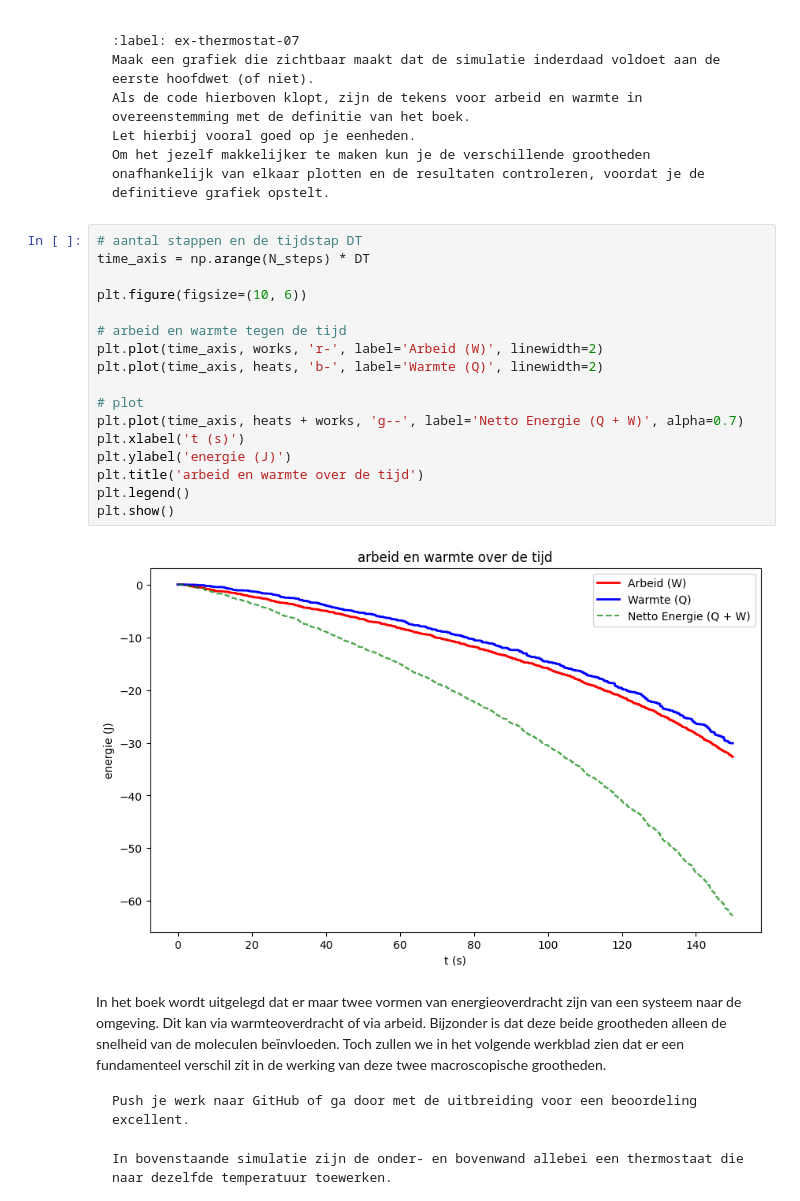
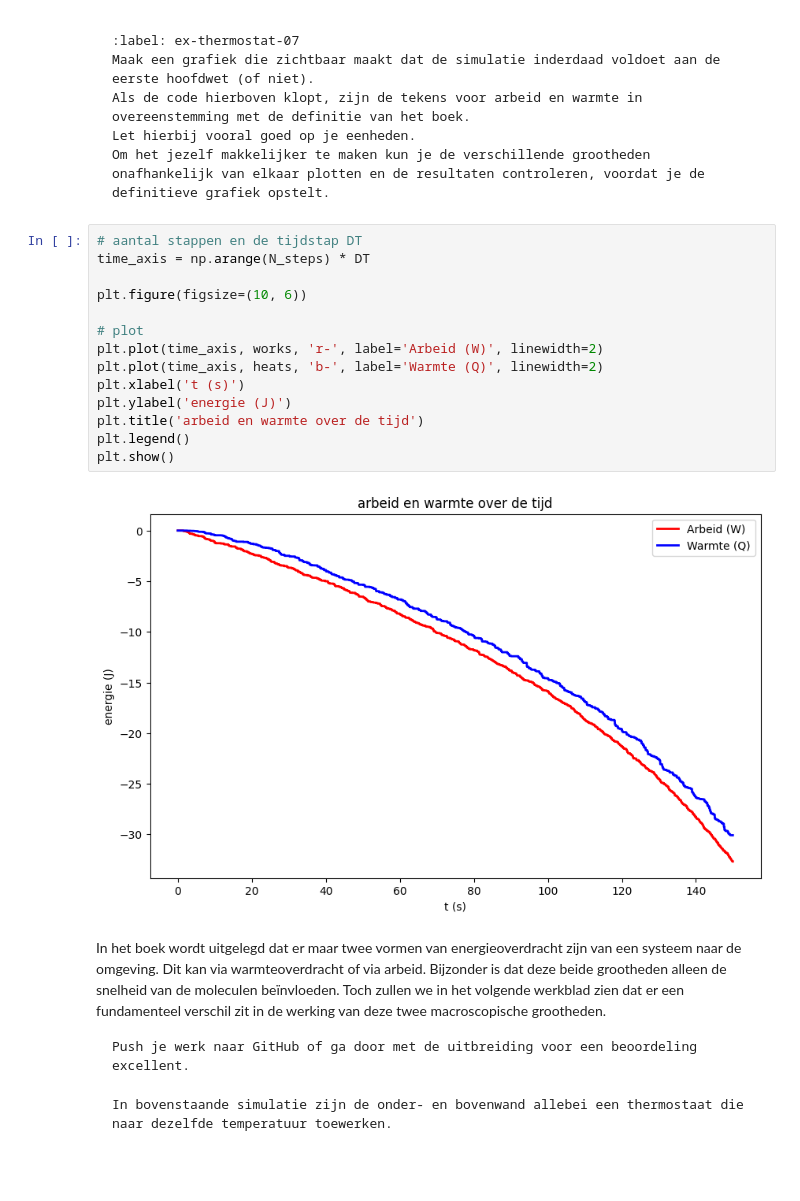
Before and after one commit to llotto123/IP2, a Jupyter notebook: Content/PySim/8_thermostaat.ipynb, the cells around one changed output. Drawn from its saved outputs; the diff is of its cells as text; blank space fills up the shorter version.

```diff
--- a/Content/PySim/8_thermostaat.ipynb
+++ b/Content/PySim/8_thermostaat.ipynb
@@ -449,22 +449,19 @@ Om het jezelf makkelijker te maken kun je de verschillende grootheden onafhankel
 # %%
 # aantal stappen en de tijdstap DT
 time_axis = np.arange(N_steps) * DT
 
 plt.figure(figsize=(10, 6))
 
-# arbeid en warmte tegen de tijd
+# plot
 plt.plot(time_axis, works, 'r-', label='Arbeid (W)', linewidth=2)
 plt.plot(time_axis, heats, 'b-', label='Warmte (Q)', linewidth=2)
-
-# plot
-plt.plot(time_axis, heats + works, 'g--', label='Netto Energie (Q + W)', alpha=0.7)
 plt.xlabel('t (s)')
 plt.ylabel('energie (J)')
 plt.title('arbeid en warmte over de tijd')
 plt.legend()
 plt.show()
 # %% [output]
-[figure, old version]
+[figure, new version]
 # %% [markdown]
 In het boek wordt uitgelegd dat er maar twee vormen van energieoverdracht zijn van een systeem naar de omgeving. Dit kan via warmteoverdracht of via arbeid.
 Bijzonder is dat deze beide grootheden alleen de snelheid van de moleculen beïnvloeden.
```
